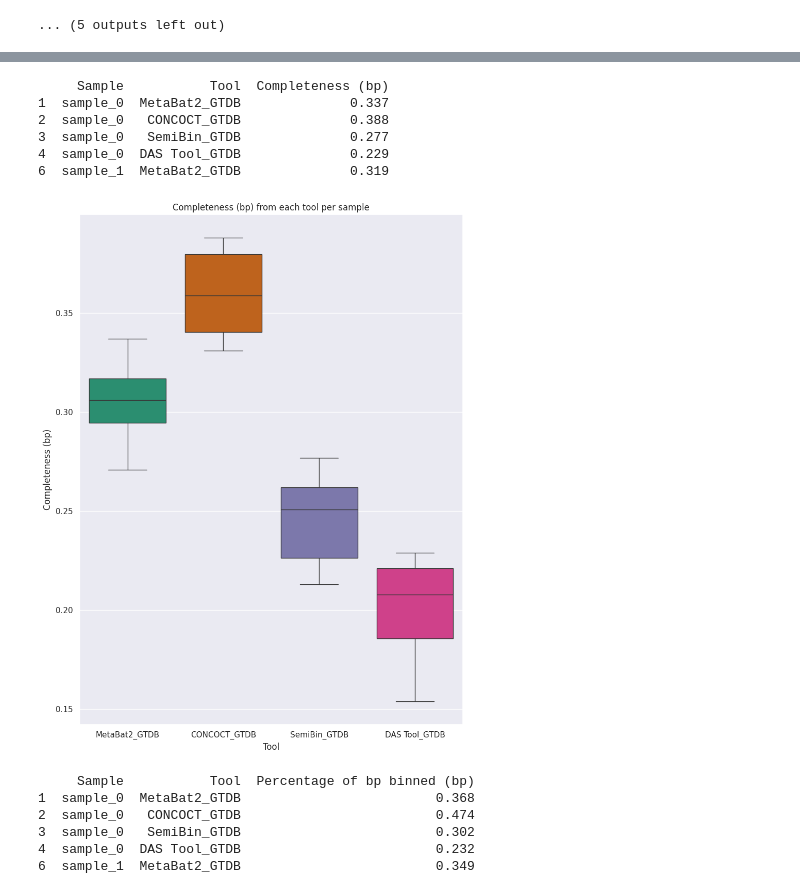
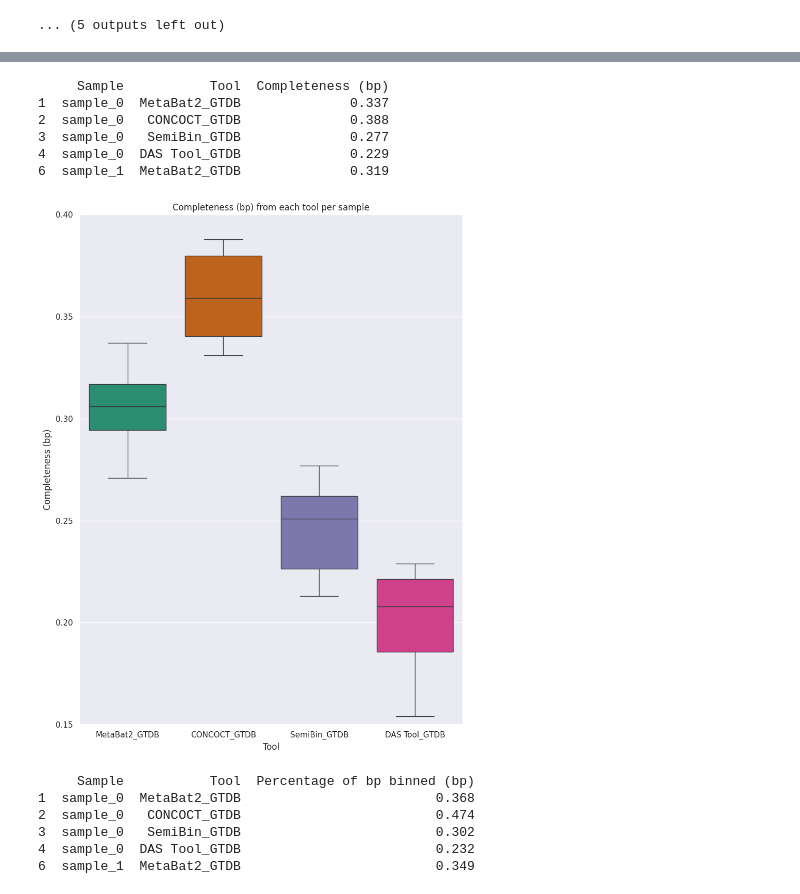
Before and after one commit to SantaMcCloud/Thesis, a Jupyter notebook: jupyternotebooks/plots.ipynb, the cells around one changed output, grey strips where cells are left out. Saved outputs shown, nothing was run; the diff lists cells and outputs as text; code cells hidden in the pictures.

```diff
--- a/jupyternotebooks/plots.ipynb
+++ b/jupyternotebooks/plots.ipynb
@@ -248,24 +249,25 @@ plt.tight_layout()
 # %%
 #BOXPLOT FOR COMPLETENESS
 
 completeness_df = df_val.loc[:,["Sample", "Tool", "completeness_bp"]]
 completeness_df.rename(columns={
     'completeness_bp': 'Completeness (bp)',
 }, inplace=True)
 completeness_df = completeness_df[completeness_df['Tool'] != 'Gold standard']
 print(completeness_df.head())
 
 plt.figure(figsize=(8.5, 11))
 sns.boxplot(x='Tool', y='Completeness (bp)', data=completeness_df, palette='Dark2',legend=False, hue='Tool').set(title="Completeness (bp) from each tool per sample")
+plt.ylim(0.15,0.4)
 plt.tight_layout()
 # %% [output]
      Sample           Tool  Completeness (bp)
 1  sample_0  MetaBat2_GTDB              0.337
 2  sample_0   CONCOCT_GTDB              0.388
 3  sample_0   SemiBin_GTDB              0.277
 4  sample_0  DAS Tool_GTDB              0.229
 6  sample_1  MetaBat2_GTDB              0.319
-[figure, old version]
+[figure, new version]
 # %%
 #BOXPLOT FOR Percentage of bp binned
 
```
Also changed, not shown: parts of 2 cells of this notebook, 10 other files.
